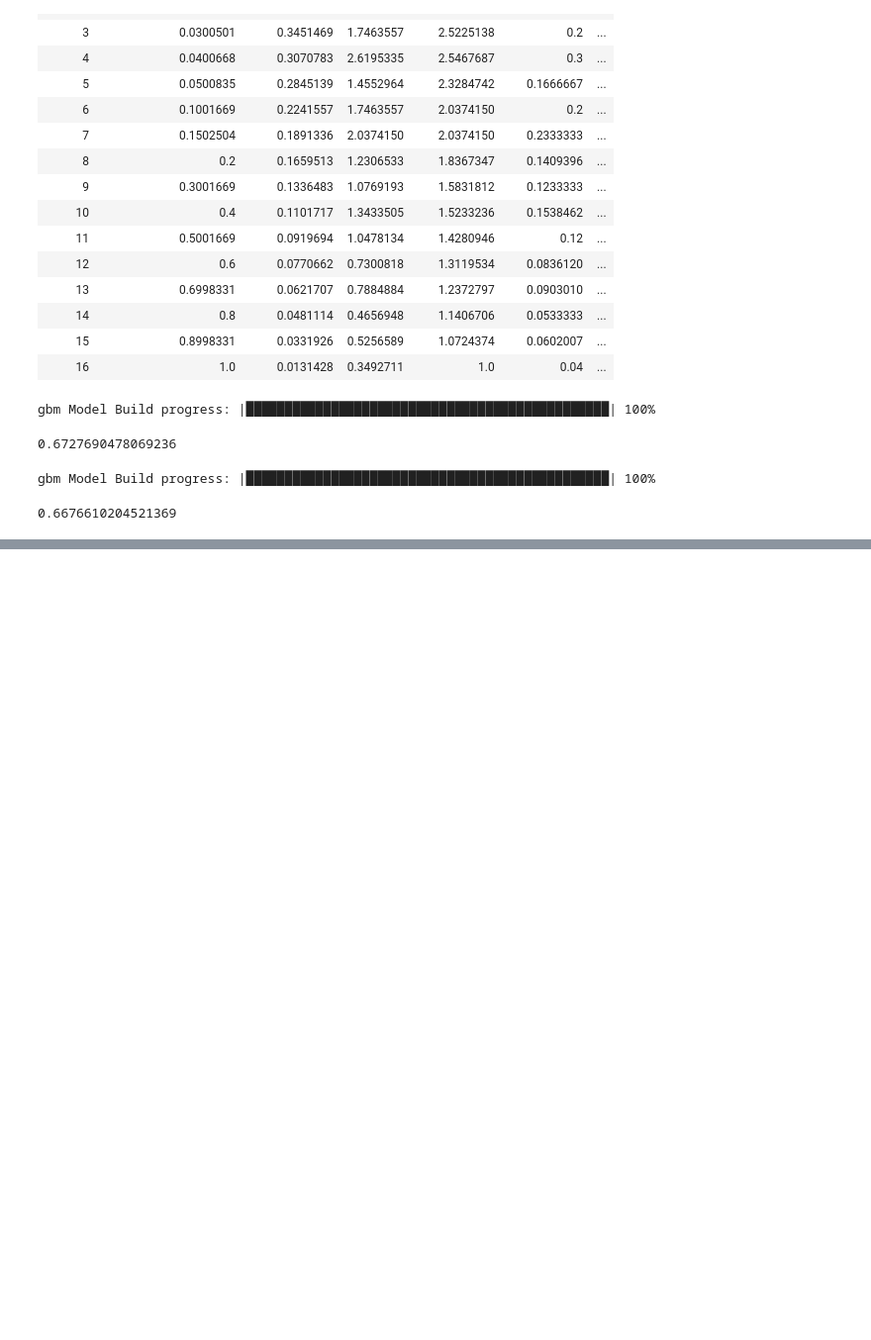
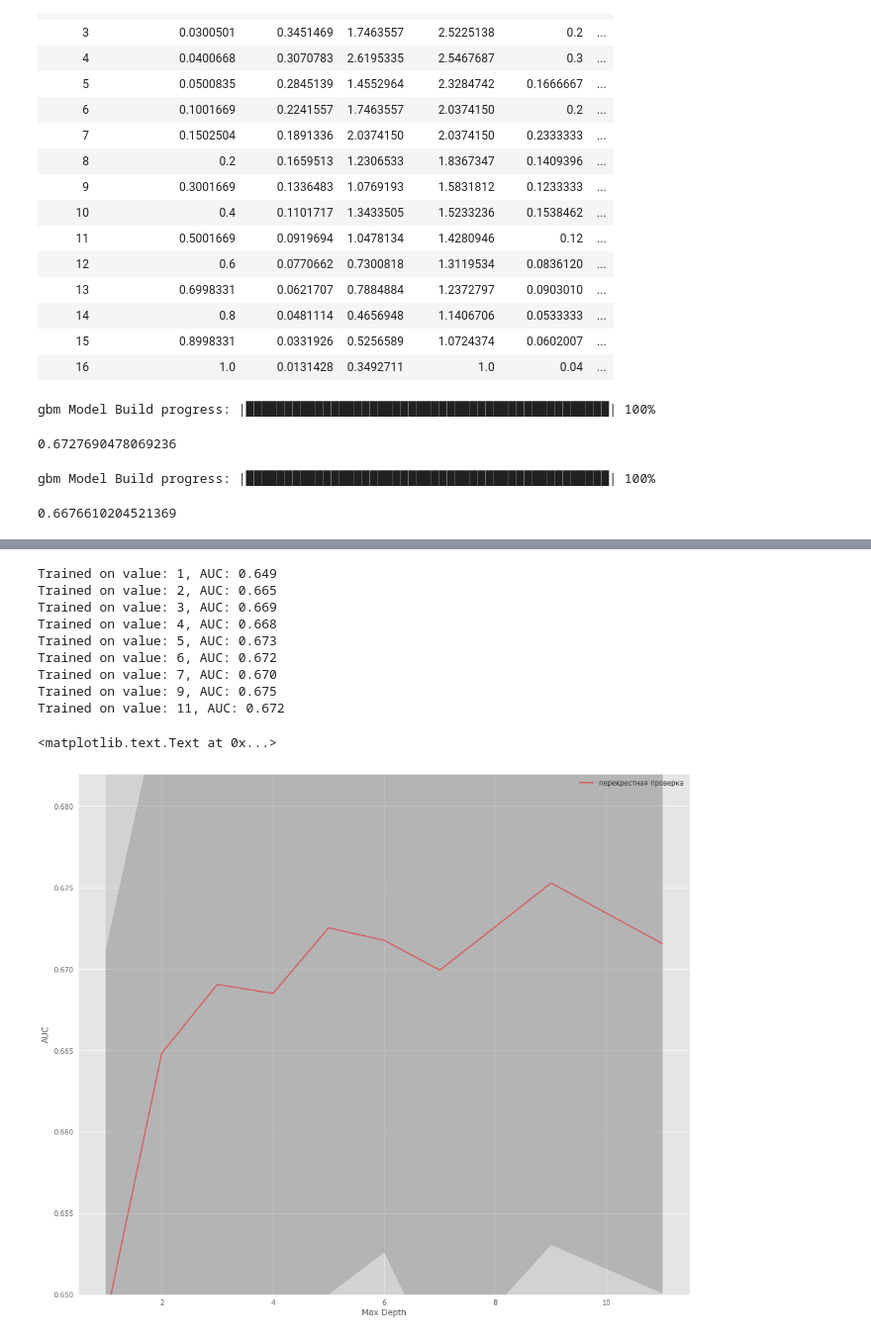
Before and after one commit to BobaZooba/RoadToDataScientist, a Jupyter notebook: contests/OTP_bank/OTP Bank.ipynb, the cells around one changed output, grey strips where cells are left out. Shown at 99% size. Cells and saved outputs as stored; diff of their text form; code cells hidden in the pictures; blank space fills up the shorter version.

```diff
--- a/contests/OTP_bank/OTP Bank.ipynb
+++ b/contests/OTP_bank/OTP Bank.ipynb
@@ -2820,0 +3089,59 @@ import lightgbm
+# %%
+test_auc = []
+temp_test_auc = []
+
+max_depth_list = [1, 2, 3, 4, 5, 6, 7, 9, 11]
+
+for max_depth in max_depth_list:
+
+    temp_train_auc = []
+    temp_test_auc = []
+
+    for train_index, test_index in strat.split(X_val_lgb, y_val_lgb):
+
+        micro_boost = lgb.LGBMClassifier(n_estimators=90, objective='train', n_jobs=-1, random_state=42,
+                                         learning_rate=0.06, max_depth=max_depth)
+
+        X_train, X_test = X_val_lgb.iloc[train_index], X_val_lgb.iloc[test_index]
+        y_train, y_test = y_val_lgb[train_index], y_val_lgb[test_index]
+
+        train_data_lgb_validation = lgb.Dataset(X_train, y_train,
+                                                categorical_feature=categorical_columns_1, free_raw_data=False)
+
+        test_data_lgb_validation = lgb.Dataset(X_train, y_train,
+                                               categorical_feature=categorical_columns_1, free_raw_data=False,
+                                               reference=train_data_lgb_validation)
+
+        micro_boost.fit(X=X_train, y=y_train, categorical_feature=categorical_columns_1, eval_metric='auc')
+
+        temp_test_auc.append(roc_auc_score(y_test, micro_boost.predict_proba(X_test)[:, 1]))
+
+    print('Trained on value: {}, AUC: {:.3f}'.format(max_depth, np.array(temp_test_auc).mean()))
+
+    test_auc.append(temp_test_auc)
+
+test_auc = np.asarray(test_auc)
+
+fig, ax = plt.subplots(figsize=(16, 14))
+
+ax.plot(max_depth_list, test_auc.mean(axis=1), alpha=0.5, color='red', label='перекрестная проверка')
+ax.fill_between(max_depth_list, test_auc.mean(axis=1) - test_auc.std(axis=1),
+                test_auc.mean(axis=1) + test_auc.std(axis=1), color='#888888', alpha=0.4)
+ax.fill_between(max_depth_list, test_auc.mean(axis=1) - 2*test_auc.std(axis=1),
+                test_auc.mean(axis=1) + 2*test_auc.std(axis=1), color='#888888', alpha=0.2)
+ax.legend(loc='best')
+ax.set_ylim([0.65, 0.682])
+ax.set_ylabel("AUC")
+ax.set_xlabel("Max Depth")
+# %% [output]
+Trained on value: 1, AUC: 0.649
+Trained on value: 2, AUC: 0.665
+Trained on value: 3, AUC: 0.669
+Trained on value: 4, AUC: 0.668
+Trained on value: 5, AUC: 0.673
+Trained on value: 6, AUC: 0.672
+Trained on value: 7, AUC: 0.670
+Trained on value: 9, AUC: 0.675
+Trained on value: 11, AUC: 0.672
+<matplotlib.text.Text at 0x...>
+[figure, added]
```
Also changed, not shown: parts of 30 cells of this notebook.
